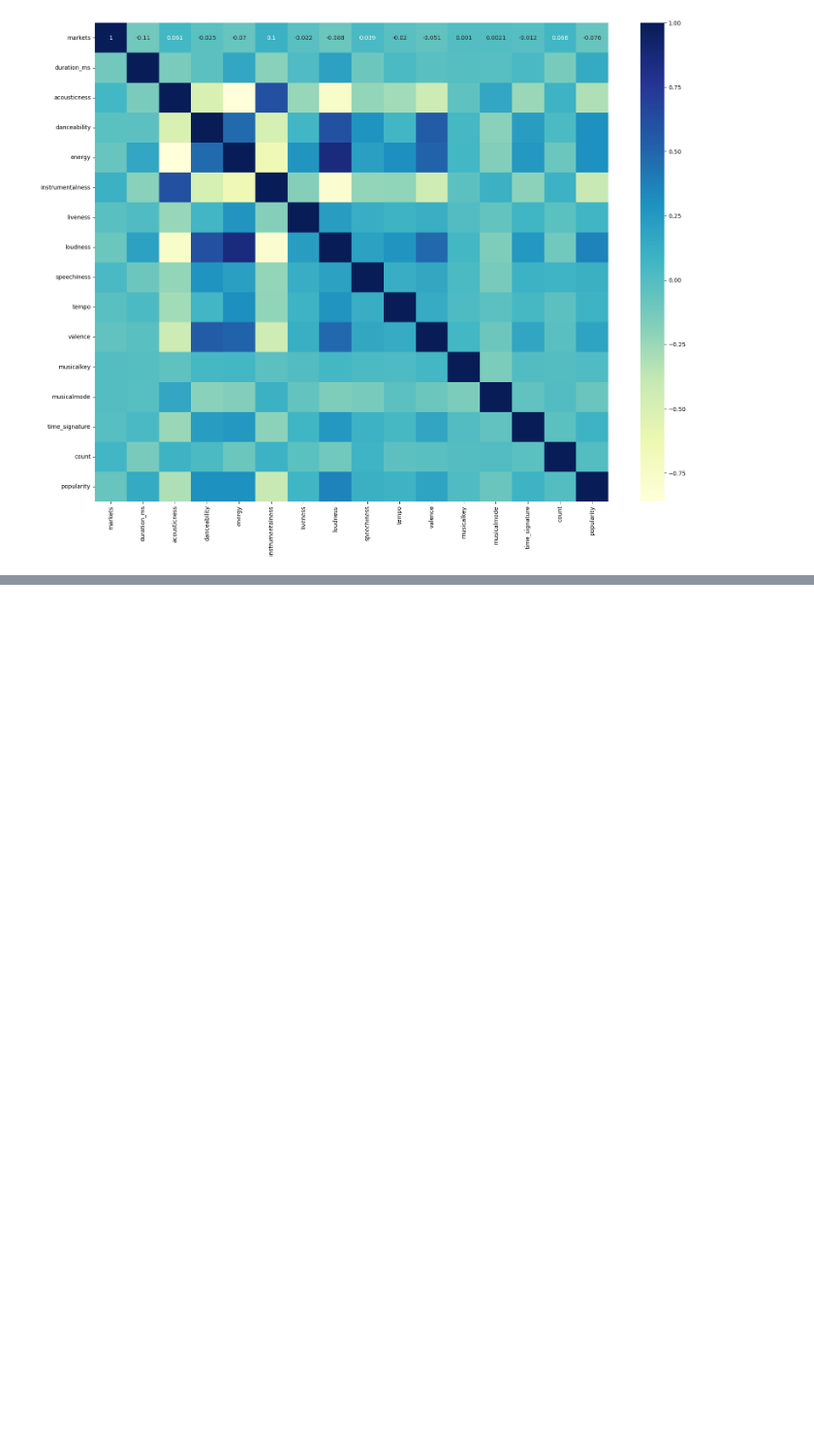
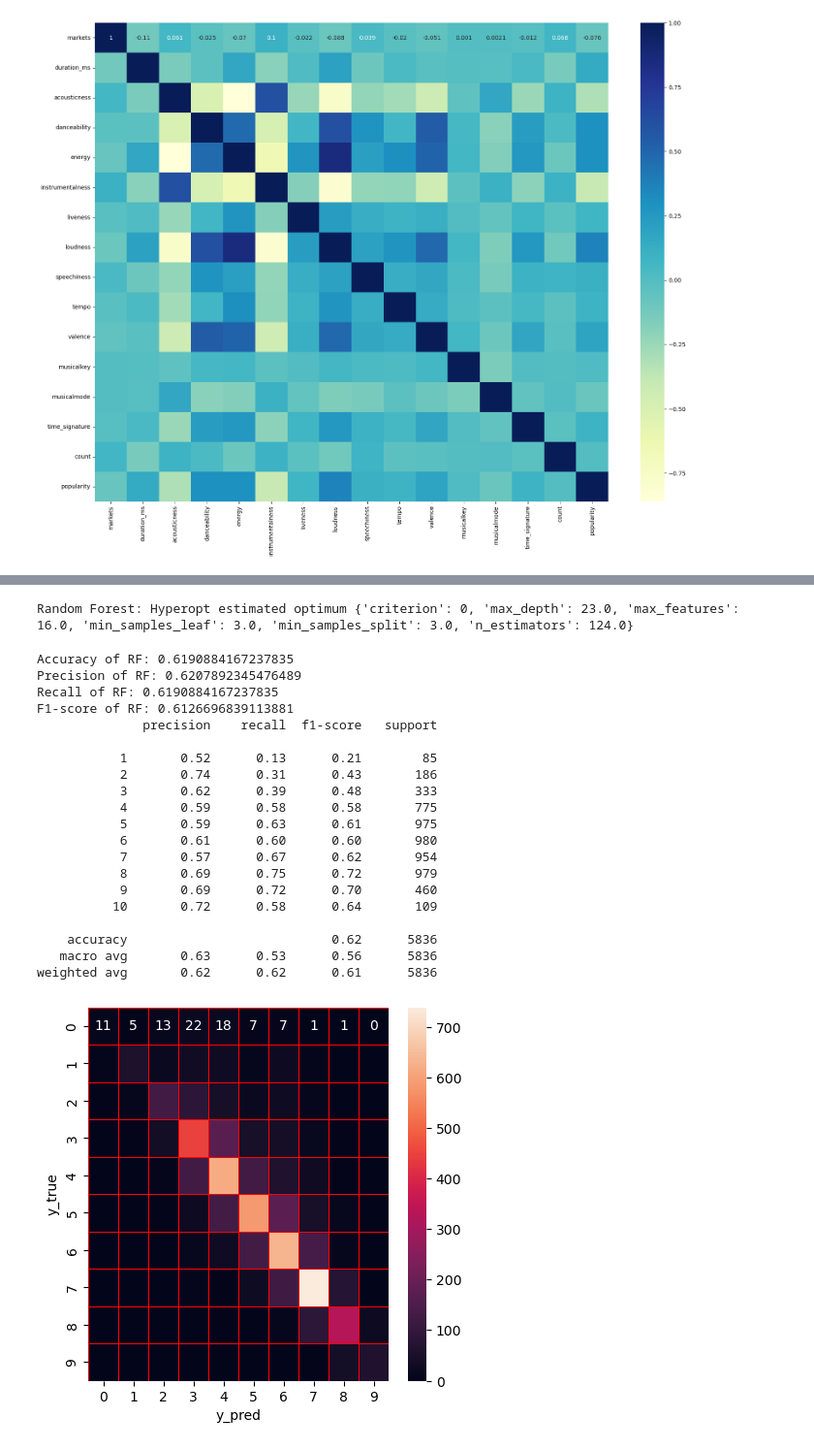
Before and after one commit to samthe030201/Nissan-Elective-Microproject, a Jupyter notebook: Micro Project.ipynb, the cells around one changed output, grey strips where cells are left out. Shown at 97% size. Saved outputs shown, nothing was run; the diff lists cells and outputs as text; code cells hidden in the pictures; blank space fills up the shorter version.

```diff
--- a/Micro Project.ipynb
+++ b/Micro Project.ipynb
@@ -326,0 +537,76 @@ weighted avg       0.01      0.01      0.01      5836
+# %%
+# Hyperparameter optimization of random forest
+from hyperopt import hp, fmin, tpe, STATUS_OK, Trials
+from sklearn.model_selection import cross_val_score, StratifiedKFold
+# Define the objective function
+def objective(params):
+    params = {
+        'n_estimators': int(params['n_estimators']),
+        'max_depth': int(params['max_depth']),
+        'max_features': int(params['max_features']),
+        "min_samples_split":int(params['min_samples_split']),
+        "min_samples_leaf":int(params['min_samples_leaf']),
+        "criterion":str(params['criterion'])
+    }
+    clf = RandomForestClassifier( **params)
+    clf.fit(X_train,y_train)
+    score=clf.score(X_test,y_test)
+
+    return {'loss':-score, 'status': STATUS_OK }
+# Define the hyperparameter configuration space
+space = {
+    'n_estimators': hp.quniform('n_estimators', 10, 200, 1),
+    'max_depth': hp.quniform('max_depth', 5, 50, 1),
+    "max_features":hp.quniform('max_features', 1, 20, 1),
+    "min_samples_split":hp.quniform('min_samples_split',2,11,1),
+    "min_samples_leaf":hp.quniform('min_samples_leaf',1,11,1),
+    "criterion":hp.choice('criterion',['gini','entropy'])
+}
+
+best = fmin(fn=objective,
+            space=space,
+            algo=tpe.suggest,
+            max_evals=20)
+print("Random Forest: Hyperopt estimated optimum {}".format(best))
+# %% [output]
+Random Forest: Hyperopt estimated optimum {'criterion': 0, 'max_depth': 23.0, 'max_features': 16.0, 'min_samples_leaf': 3.0, 'min_samples_split': 3.0, 'n_estimators': 124.0}
+# %%
+rf_hpo = RandomForestClassifier(n_estimators = 124, min_samples_leaf = 3, max_depth = 23, min_samples_split = 3, max_features = 168, criterion = 'entropy')
+rf_hpo.fit(X_train,y_train)
+rf_score=rf_hpo.score(X_test,y_test)
+y_predict=rf_hpo.predict(X_test)
+y_true=y_test
+print('Accuracy of RF: '+ str(rf_score))
+precision,recall,fscore,none= precision_recall_fscore_support(y_true, y_predict, average='weighted')
+print('Precision of RF: '+(str(precision)))
+print('Recall of RF: '+(str(recall)))
+print('F1-score of RF: '+(str(fscore)))
+print(classification_report(y_true,y_predict))
+cm=confusion_matrix(y_true,y_predict)
+f,ax=plt.subplots(figsize=(5,5))
+sns.heatmap(cm,annot=True,linewidth=0.5,linecolor="red",fmt=".0f",ax=ax)
+plt.xlabel("y_pred")
+plt.ylabel("y_true")
+plt.show()
+# %% [output]
+Accuracy of RF: 0.6190884167237835
+Precision of RF: 0.6207892345476489
+Recall of RF: 0.6190884167237835
+F1-score of RF: 0.6126696839113881
+              precision    recall  f1-score   support
+
+           1       0.52      0.13      0.21        85
+           2       0.74      0.31      0.43       186
+           3       0.62      0.39      0.48       333
+           4       0.59      0.58      0.58       775
+           5       0.59      0.63      0.61       975
+           6       0.61      0.60      0.60       980
+           7       0.57      0.67      0.62       954
+           8       0.69      0.75      0.72       979
+           9       0.69      0.72      0.70       460
+          10       0.72      0.58      0.64       109
+
+    accuracy                           0.62      5836
+   macro avg       0.63      0.53      0.56      5836
+weighted avg       0.62      0.62      0.61      5836
+[figure, added]
```
Also changed, not shown: parts of 31 cells of this notebook, 1 other file.
